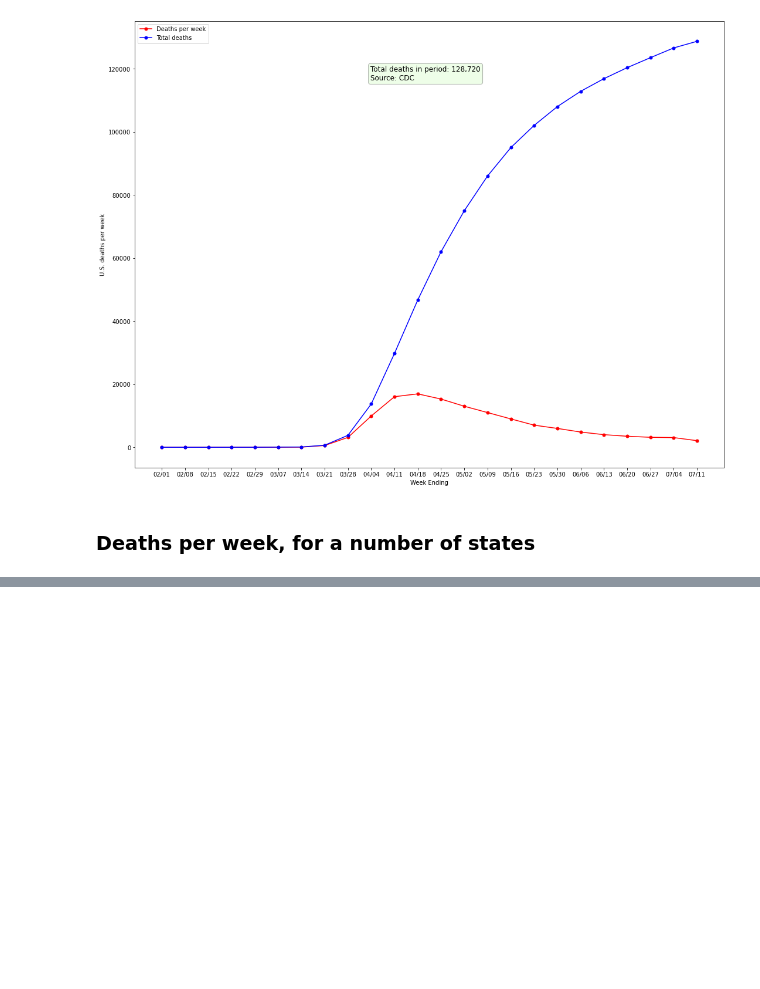
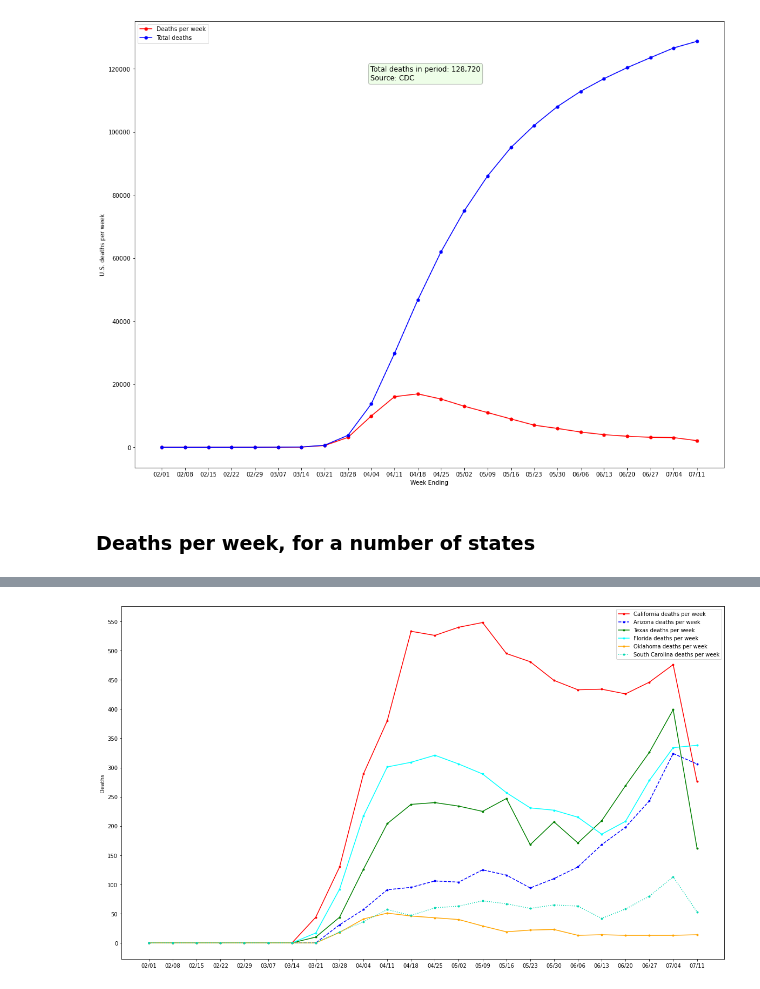
Before and after one commit to bmc/covid19, a Jupyter notebook: cdc.ipynb, the cells around one changed output, grey strips where cells are left out. Cells and saved outputs as stored; diff of their text form; code cells hidden in the pictures; blank space fills up the shorter version.

```diff
--- a/cdc.ipynb
+++ b/cdc.ipynb
@@ -31,0 +38,6 @@ os.makedirs(IMAGES_PATH, exist_ok=True)
+# %%
+@dataclass
+class CDCDataRow:
+    start_week: date
+    state: str        # 'United States' for a sum up
+    deaths: int
@@ -155,0 +202,5 @@ fig.savefig(os.path.join(IMAGES_PATH, 'cdc-state-comparisons.png'))
+# %%
+mid_2020_hit_states = ('California', 'Arizona', 'Texas', 'Florida', 'Oklahoma', 'South Carolina')
+plot_states(mid_2020_hit_states, 'cdc-state-comparisons-mid-2020.png');
+# %% [output]
+[figure, added]
```
Also changed, not shown: parts of 18 cells of this notebook.
